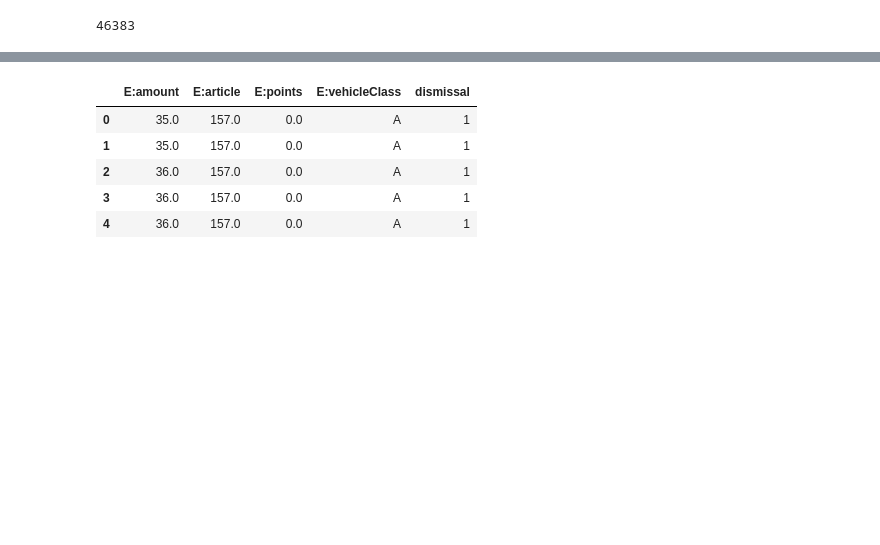
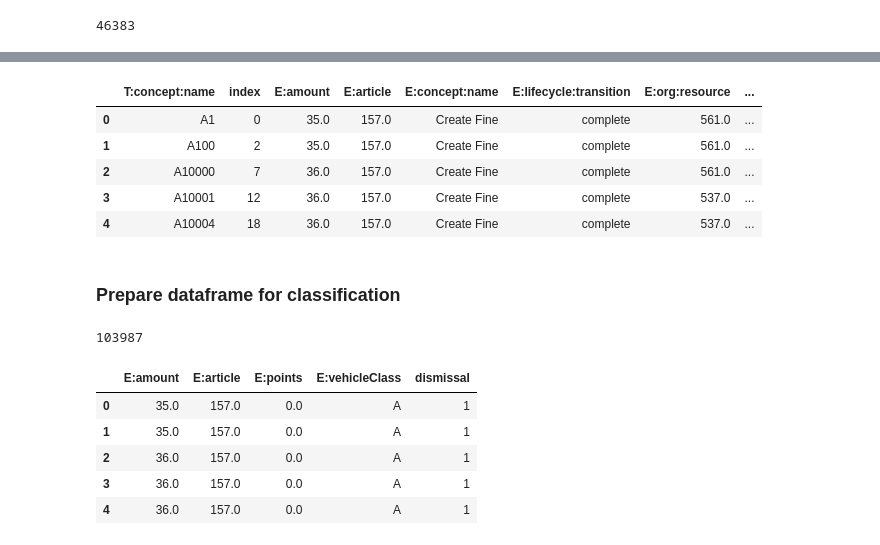
Before and after one commit to Lumik7/bi2_project2, a Jupyter notebook: notebooks/1.0-lm-cross-sectional.ipynb, the cells around one changed output, grey strips where cells are left out. Cells and saved outputs as stored; diff of their text form; code cells hidden in the pictures; blank space fills up the shorter version.

```diff
--- a/notebooks/1.0-lm-cross-sectional.ipynb
+++ b/notebooks/1.0-lm-cross-sectional.ipynb
@@ -148,3 +118,14 @@ data
+# %%
+data.head()
+# %% [output]
+|  | T:concept:name | index | E:amount | E:article | E:concept:name | E:lifecycle:transition | E:org:resource | ... |
+| 0 | A1 | 0 | 35.0 | 157.0 | Create Fine | complete | 561.0 | ... |
+| 1 | A100 | 2 | 35.0 | 157.0 | Create Fine | complete | 561.0 | ... |
+| 2 | A10000 | 7 | 36.0 | 157.0 | Create Fine | complete | 561.0 | ... |
+| 3 | A10001 | 12 | 36.0 | 157.0 | Create Fine | complete | 537.0 | ... |
+| 4 | A10004 | 18 | 36.0 | 157.0 | Create Fine | complete | 537.0 | ... |
+# %% [markdown]
+### Prepare dataframe for classification
 # %%
 # drop unnecessary columns
 not_used_columns = ['label','index', 'E:org:resource','T:concept:name','E:concept:name', 'E:lifecycle:transition', 'E:time:timestamp']
@@ -159,3 +137,7 @@ new_names=['amount','article','dismissal','org_resource','points','vehicle_class
+# %%
+len(target_column[target_column==0])
+# %% [output]
+103987
 # %%
 cleaned_features.head()
 # %% [output]
```
Also changed, not shown: parts of 49 cells of this notebook.
